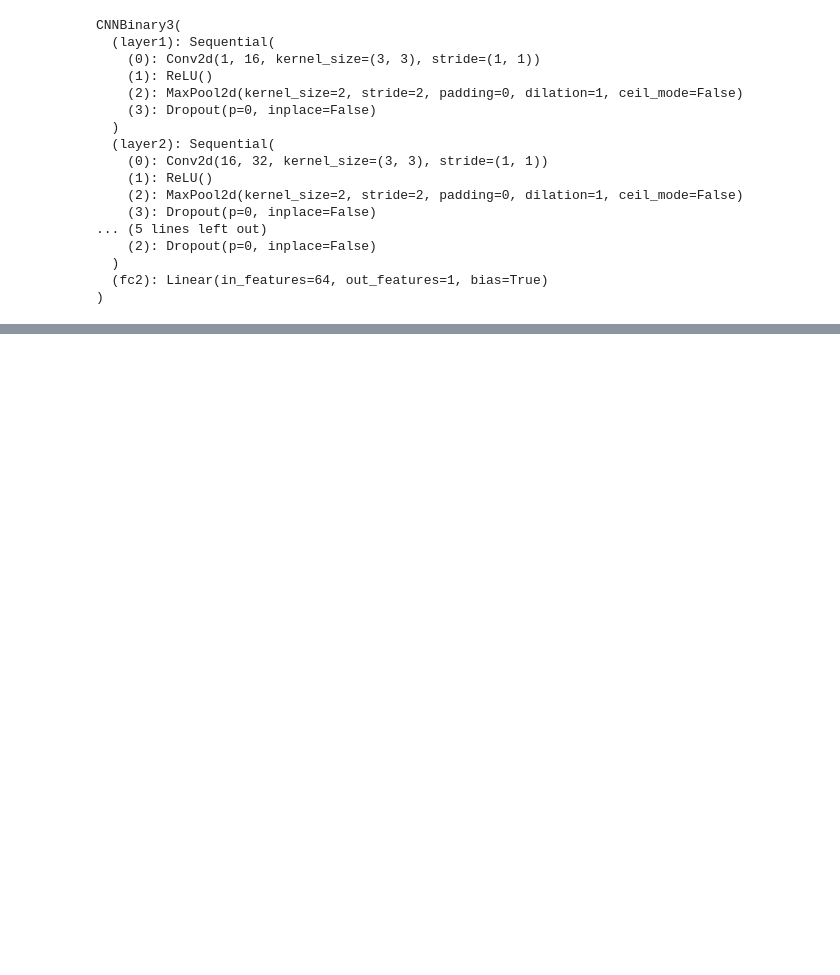
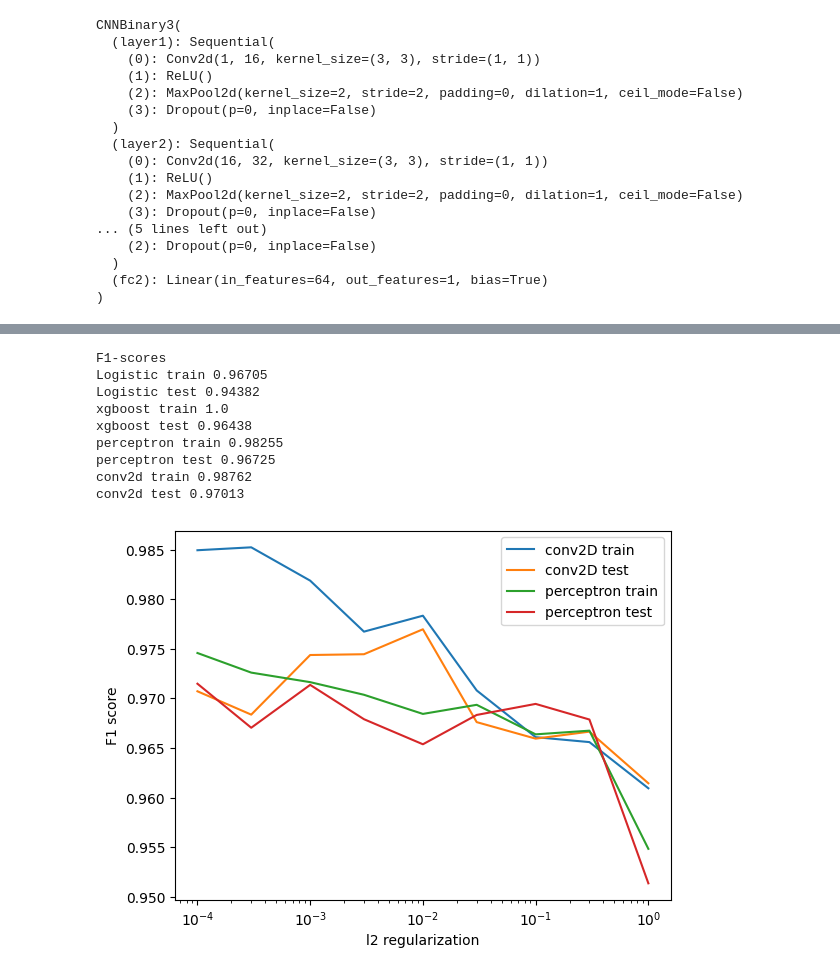
Before and after one commit to tkfritz/astro_images, a Jupyter notebook: star_galaxy_1.ipynb, the cells around one changed output, grey strips where cells are left out. Drawn from its saved outputs; the diff is of its cells as text; code cells hidden in the pictures; blank space fills up the shorter version.

```diff
--- a/star_galaxy_1.ipynb
+++ b/star_galaxy_1.ipynb
@@ -1151,0 +1259,4 @@ Looks now slightly better, similar in tst and train from the f1 score. Still can
+# %%
+regs=[0.0001,0.0003,0.001,0.003,0.01,0.03,0.1,0.3,1]
+conv2d_stats=run_loop_torch(CNNBinary3,train_im_loader,test_im_loader,train_im_loader_pred,target_train,target_test,200,64,0.001,regs)
+np.savetxt("conv2d_reg1_200.txt",conv2d_stats)
@@ -1151,0 +1421,4 @@ Looks now slightly better, similar in tst and train from the f1 score. Still can
+# %%
+regs=[0.0001,0.0003,0.001,0.003,0.01,0.03,0.1,0.3,1]
+per_stats=run_loop_torch(BinaryClassification3,train_loader,test_loader,train_loader_pred,target_train,target_test,200,64,0.001,regs,num_features=121)
+np.savetxt("per_reg1_200.txt",per_stats)
@@ -1151,0 +1445,31 @@ Looks now slightly better, similar in tst and train from the f1 score. Still can
+# %%
+plt.plot(conv2d_stats[0],conv2d_stats[1],label='conv2D train')
+plt.plot(conv2d_stats[0],conv2d_stats[2],label='conv2D test')
+plt.plot(per_stats[0],per_stats[1],label='perceptron train')
+plt.plot(per_stats[0],per_stats[2],label='perceptron test')
+plt.legend(loc="best")
+#plt.title('Loss vs Epochs')
+plt.xlabel('l2 regularization')
+plt.ylabel('F1 score')
+#plt.ylim(0,0.7)
+plt.xscale("log")
+print("F1-scores")
+print(f"Logistic train {np.round(f1_score(target_train,l_train_pred),5)}")
+print(f"Logistic test {np.round(f1_score(target_test,l_test_pred),5)}")
+print(f"xgboost train {np.round(f1_score(target_train,train_pred),5)}")
+print(f"xgboost test {np.round(f1_score(target_test,test_pred),5)}")
+print(f"perceptron train {np.round(f1_score(target_train,np.round(m_train)),5)}")
+print(f"perceptron test {np.round(f1_score(target_test,np.round(m_test)),5)}")
+print(f"conv2d train {np.round(f1_score(target_train,np.round(c_train)),5)}")
+print(f"conv2d test {np.round(f1_score(target_test,np.round(c_test)),5)}")
+# %% [output]
+F1-scores
+Logistic train 0.96705
+Logistic test 0.94382
+xgboost train 1.0
+xgboost test 0.96438
+perceptron train 0.98255
+perceptron test 0.96725
+conv2d train 0.98762
+conv2d test 0.97013
+[figure, added]
```
Also changed, not shown: parts of 28 cells of this notebook.
